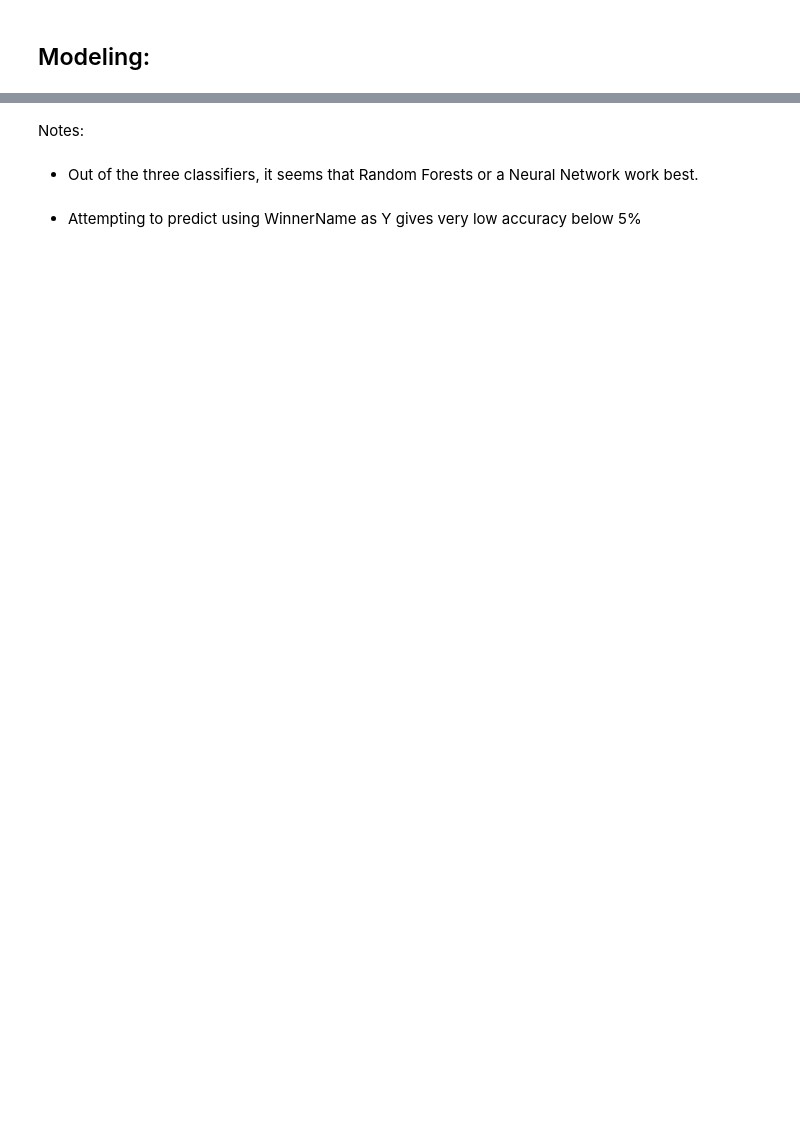
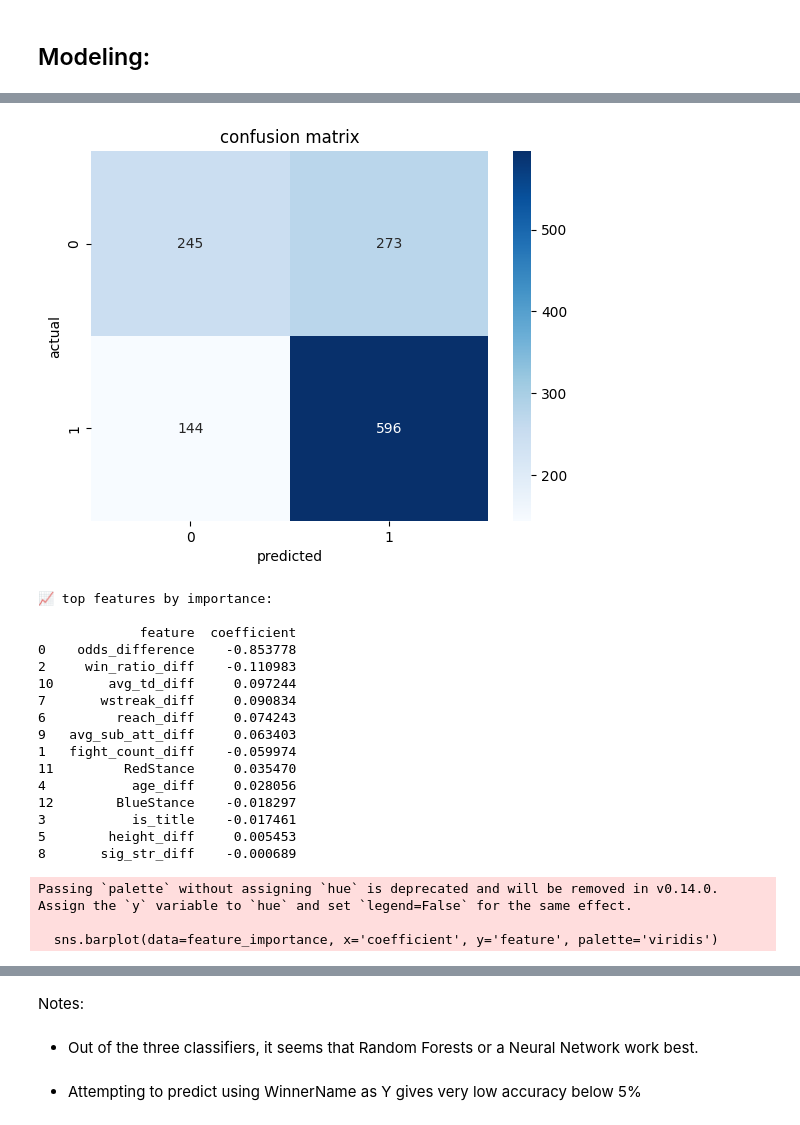
Before and after one commit to boboyevum/ufc-project, a Jupyter notebook: notebooks/feature_selection.ipynb, the cells around one changed output, grey strips where cells are left out. Drawn from its saved outputs; the diff is of its cells as text; code cells hidden in the pictures; blank space fills up the shorter version.

```diff
--- a/notebooks/feature_selection.ipynb
+++ b/notebooks/feature_selection.ipynb
@@ -193,3 +204,11 @@ X_test.shape
+# %%
+copy = sub_df.copy()
+copy = copy.dropna(subset = ['odds_difference'])
+# %%
+X = copy.drop(columns=['target'])
+y = copy['target']
+# %%
+X_train, X_test, y_train, y_test = train_test_split(X, y, test_size = 0.2)
 # %%
 mlp = MLPClassifier(hidden_layer_sizes = (32, 16, 16), activation = 'relu', max_iter = 300, random_state = 42)
 mlp.fit(X_train, y_train)
@@ -202,0 +222,14 @@ accuracy
+# %%
+scaler = StandardScaler()
+X_train_scaled = scaler.fit_transform(X_train)
+X_test_scaled = scaler.transform(X_test)
+
+# 4. train logistic regression
+clf = LogisticRegression(max_iter=1000, random_state=42)
+clf.fit(X_train_scaled, y_train)
+
+# 5. predictions
+y_pred = clf.predict(X_test_scaled)
+
+# 6. evaluation
+print(classification_report(y_test, y_pred))
@@ -202,0 +245,44 @@ accuracy
+# %%
+cm = confusion_matrix(y_test, y_pred)
+sns.heatmap(cm, annot=True, fmt='d', cmap='Blues')
+plt.xlabel("predicted")
+plt.ylabel("actual")
+plt.title("confusion matrix")
+plt.show()
+
+# 8. feature importances
+feature_importance = pd.DataFrame({
+    'feature': X.columns,
+    'coefficient': clf.coef_[0]
+}).sort_values(by='coefficient', key=abs, ascending=False)
+
+print("\n📈 top features by importance:\n")
+print(feature_importance)
+
+# optional: plot them
+plt.figure(figsize=(10, 6))
+sns.barplot(data=feature_importance, x='coefficient', y='feature', palette='viridis')
+plt.title("logistic regression feature importance")
+plt.tight_layout()
+plt.show()
+# %% [output]
+[figure, added]
+📈 top features by importance:
+
+             feature  coefficient
+0    odds_difference    -0.853778
+2     win_ratio_diff    -0.110983
+10       avg_td_diff     0.097244
+7       wstreak_diff     0.090834
+6         reach_diff     0.074243
+9   avg_sub_att_diff     0.063403
+1   fight_count_diff    -0.059974
+11         RedStance     0.035470
+4           age_diff     0.028056
+12        BlueStance    -0.018297
+3           is_title    -0.017461
+5        height_diff     0.005453
+8       sig_str_diff    -0.000689
+Passing `palette` without assigning `hue` is deprecated and will be removed in v0.14.0. Assign the `y` variable to `hue` and set `legend=False` for the same effect.
+
+  sns.barplot(data=feature_importance, x='coefficient', y='feature', palette='viridis')
```
Also changed, not shown: parts of 26 cells of this notebook.
